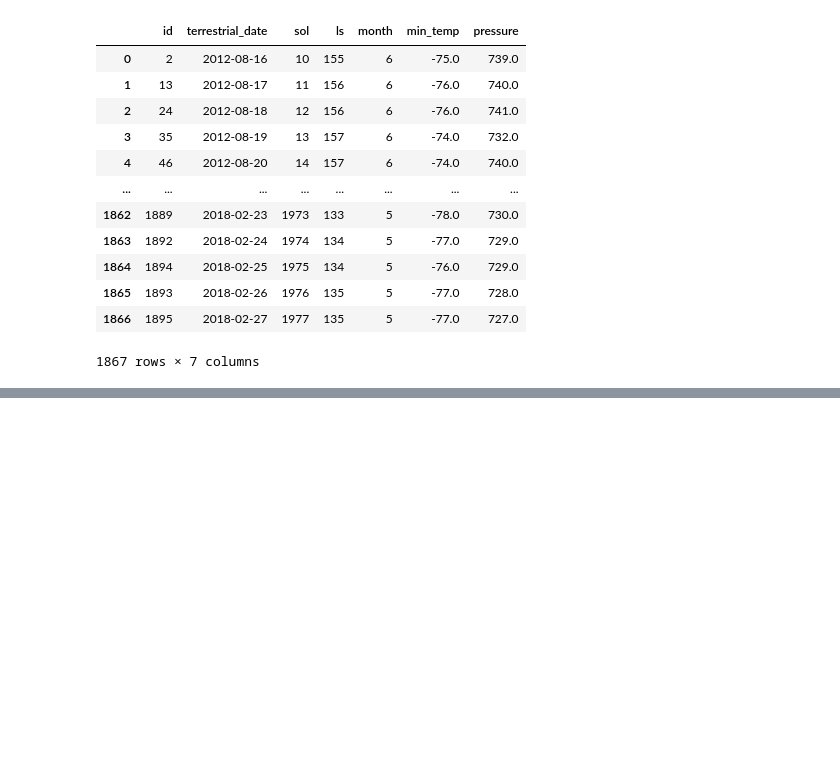
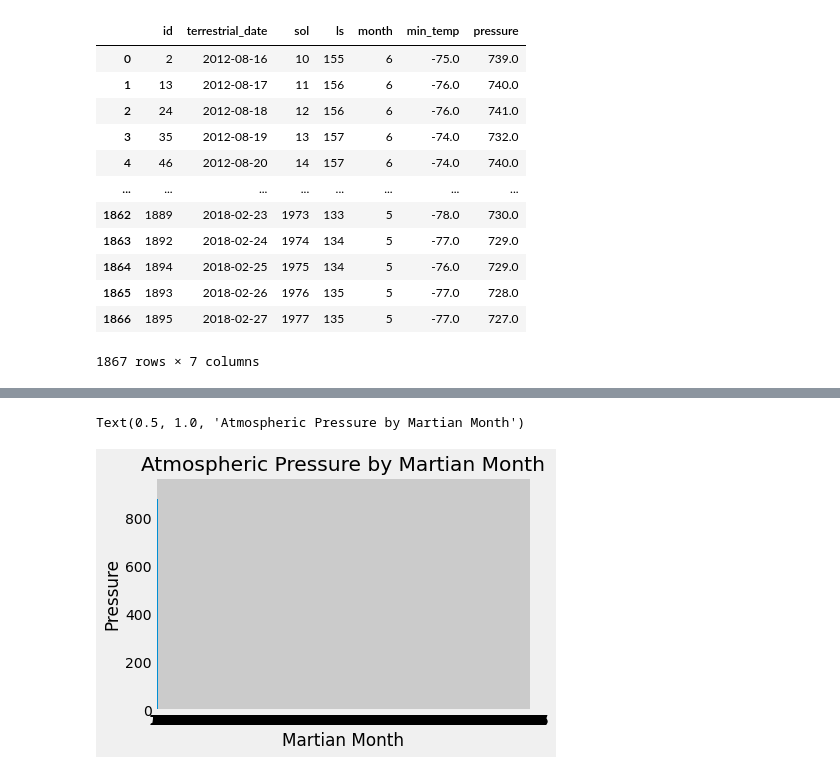
Before and after one commit to caseygomez/web_scraping, a Jupyter notebook: mars_data_challenge_part_2.ipynb, the cells around one changed output, grey strips where cells are left out. Cells and saved outputs as stored; diff of their text form; code cells hidden in the pictures; blank space fills up the shorter version.

```diff
--- a/mars_data_challenge_part_2.ipynb
+++ b/mars_data_challenge_part_2.ipynb
@@ -115,0 +165,10 @@ dtype: object
+# %%
+# plot the average atmospheric daily pressure of all the months
+plt.bar(mars_temps_df['month'], mars_temps_df['pressure'])
+plt.xlabel("Martian Month")
+plt.ylabel('Pressure')
+plt.xticks(np.arange(0,len(mars_temps_df['month'])+1, 1))
+plt.title('Atmospheric Pressure by Martian Month')
+# %% [output]
+Text(0.5, 1.0, 'Atmospheric Pressure by Martian Month')
+[figure, added]
```
Also changed, not shown: parts of 25 cells of this notebook, 2 other files.
